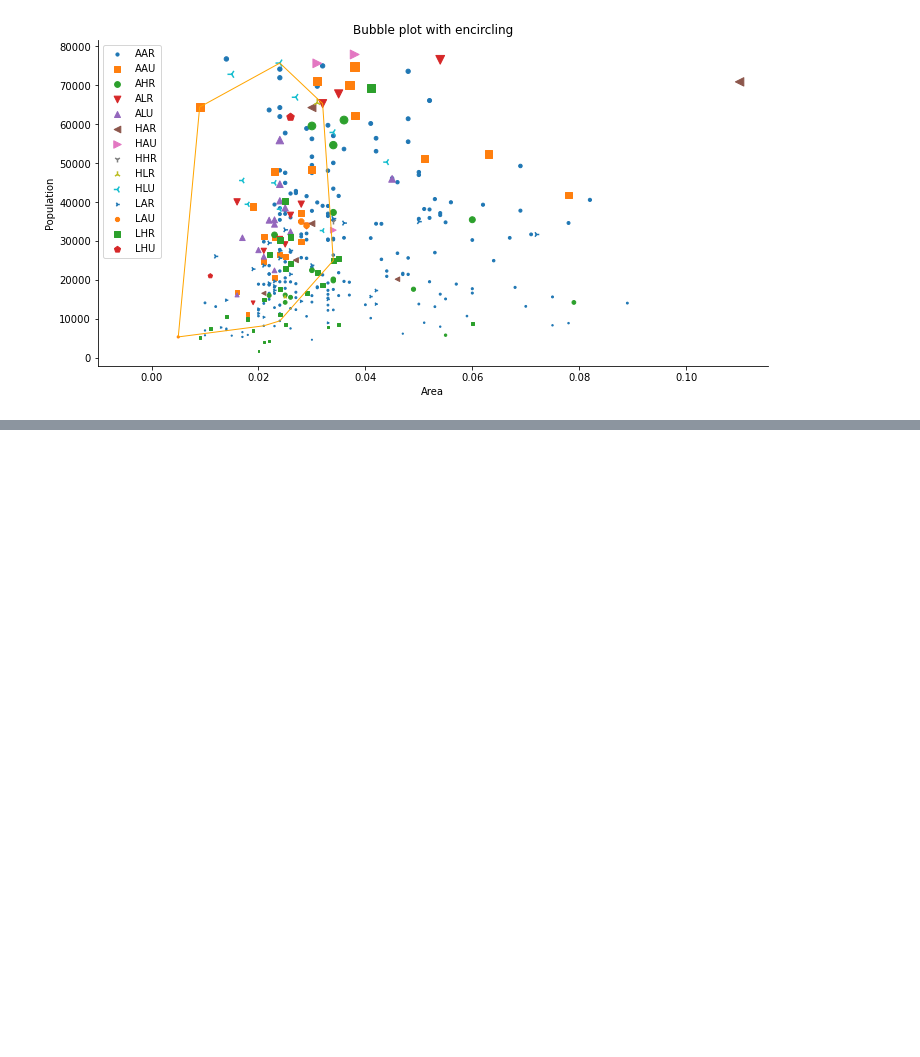
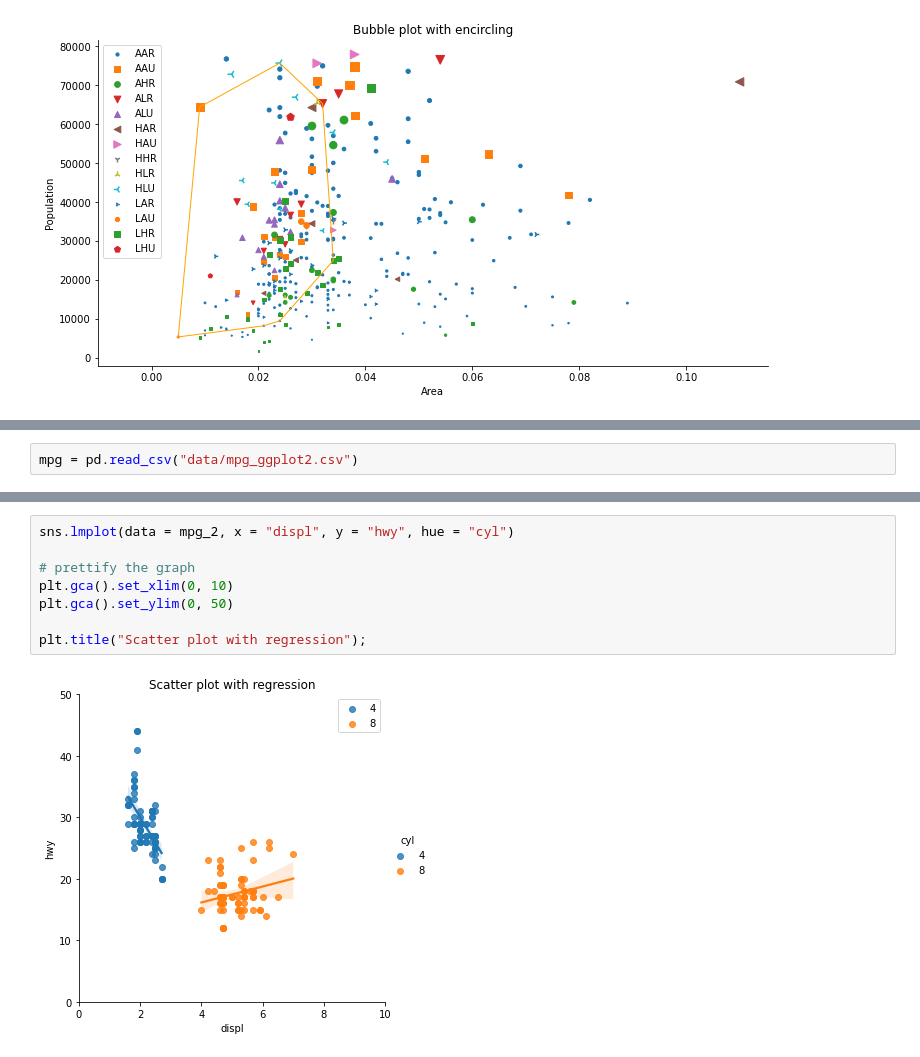
Before and after one commit to kyutcho/viz_in_python, a Jupyter notebook: viz_in_python.ipynb, the cells around one changed output, grey strips where cells are left out. Cells and saved outputs as stored; diff of their text form; blank space fills up the shorter version.

Commit message:
sns lmplot on two styles

```diff
--- a/viz_in_python.ipynb
+++ b/viz_in_python.ipynb
@@ -119,0 +183,2 @@ ax.legend(loc = "best", fontsize = 10);
+# %%
+mpg = pd.read_csv("data/mpg_ggplot2.csv")
@@ -119,0 +199,10 @@ ax.legend(loc = "best", fontsize = 10);
+# %%
+sns.lmplot(data = mpg_2, x = "displ", y = "hwy", hue = "cyl")
+
+# prettify the graph
+plt.gca().set_xlim(0, 10)
+plt.gca().set_ylim(0, 50)
+
+plt.title("Scatter plot with regression");
+# %% [output]
+[figure, added]
```
Also changed, not shown: parts of 5 cells of this notebook.
